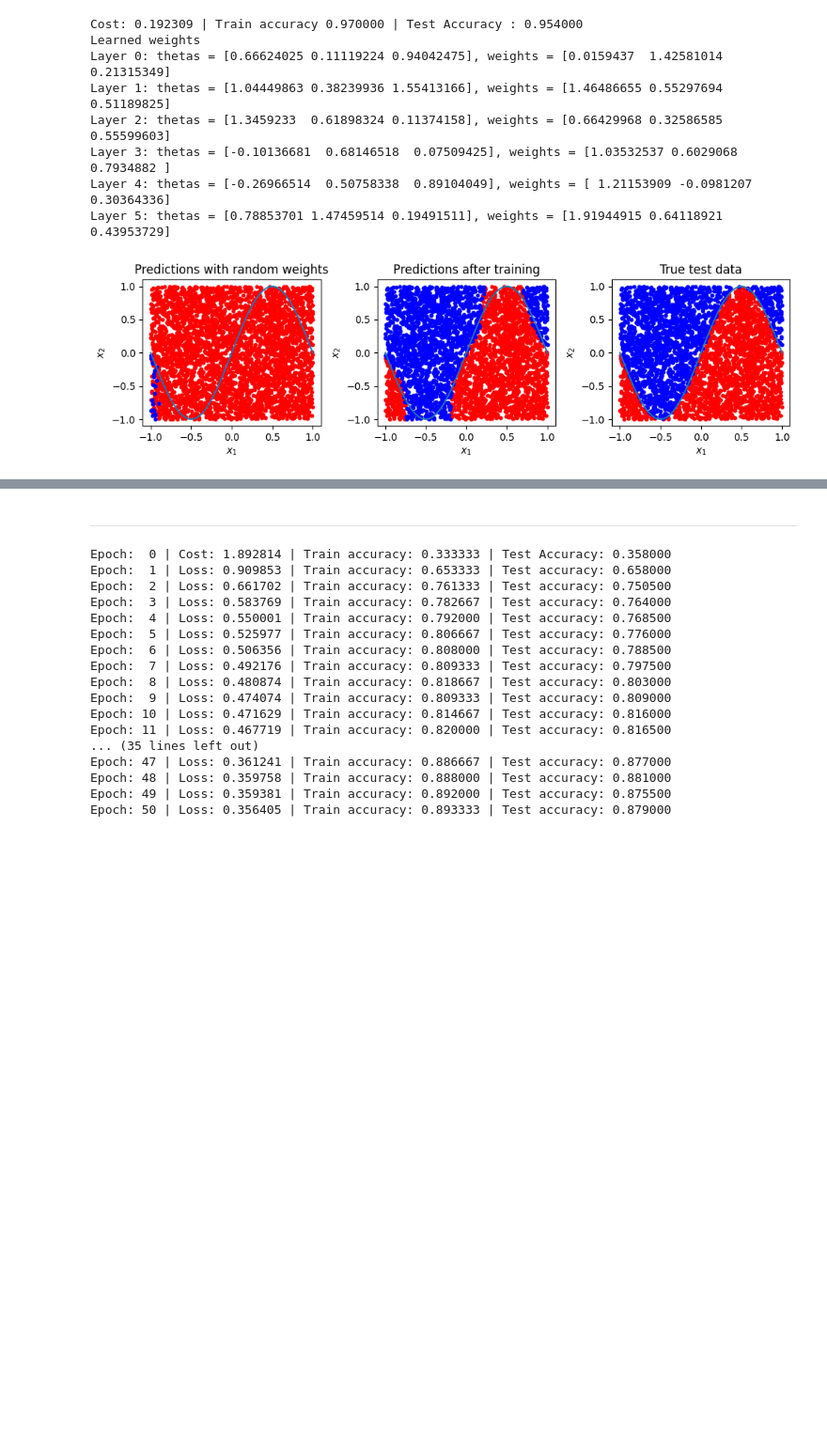
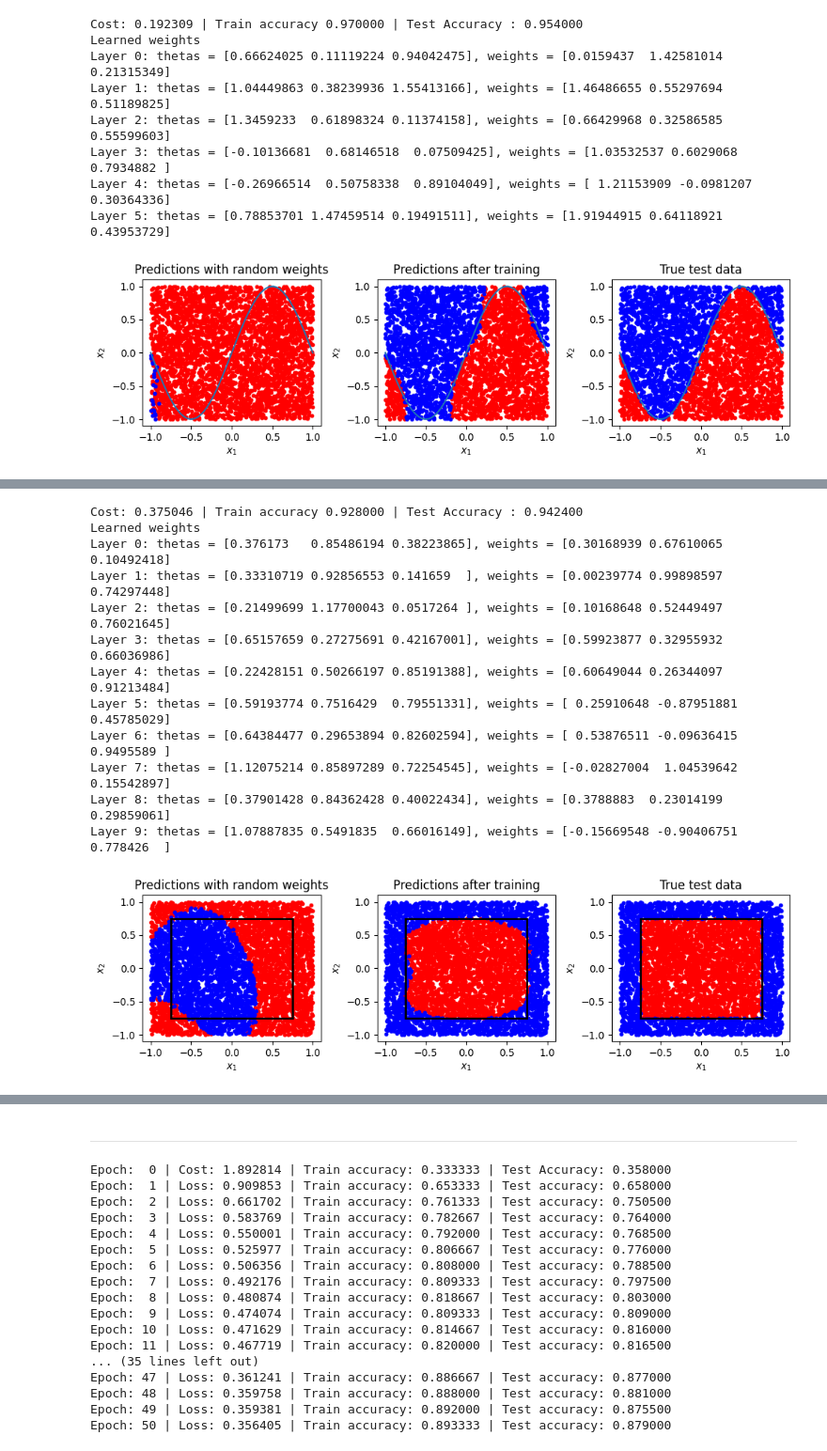
Before and after one commit to HeechanYi/Data-Reuploading, a Jupyter notebook: Code reproducing/2ClassProblemSQ(Stochastic).ipynb, the cells around one changed output, grey strips where cells are left out. Shown at 94% size. Drawn from its saved outputs; the diff is of its cells as text; code cells hidden in the pictures; blank space fills up the shorter version.

```diff
--- a/Code reproducing/2ClassProblemSQ(Stochastic).ipynb
+++ b/Code reproducing/2ClassProblemSQ(Stochastic).ipynb
@@ -621,6 +667,9 @@ num_layers = 6
 epochs = 50
 batch_size = 50
 eta = 0.1
+
+# Using the Optimizer
+opt = GradientDescentOptimizer(eta)
 
 # Initializing random weights the parameters for U(p)
 thetas = np.random.uniform(size=(num_layers, 3), requires_grad=True)
@@ -723,3 +865,38 @@ Layer 5: thetas = [0.78853701 1.47459514 0.19491511], weights = [1.91944915 0.64
+# %%
+print(
+    "Cost: {:3f} | Train accuracy {:3f} | Test Accuracy : {:3f}".format(
+        loss, accuracy_train, accuracy_test
+    )
+)
+
+print("Learned weights")
+for i in range(num_layers):
+    print("Layer {}: thetas = {}, weights = {}".format(i, thetas[i], weights[i]))
+
+fig, axes = plt.subplots(1, 3, figsize=(10, 3))
+plot_data(test_data, initial_predictions, fig, axes[0], problem = "square", condition = condition)
+plot_data(test_data, predicted_test, fig, axes[1], problem = "square", condition = condition)
+plot_data(test_data, y_test, fig, axes[2], problem = "square", condition = condition)
+
+axes[0].set_title("Predictions with random weights")
+axes[1].set_title("Predictions after training")
+axes[2].set_title("True test data")
+plt.tight_layout()
+plt.show()
+# %% [output]
+Cost: 0.375046 | Train accuracy 0.928000 | Test Accuracy : 0.942400
+Learned weights
+Layer 0: thetas = [0.376173   0.85486194 0.38223865], weights = [0.30168939 0.67610065 0.10492418]
+Layer 1: thetas = [0.33310719 0.92856553 0.141659  ], weights = [0.00239774 0.99898597 0.74297448]
+Layer 2: thetas = [0.21499699 1.17700043 0.0517264 ], weights = [0.10168648 0.52449497 0.76021645]
+Layer 3: thetas = [0.65157659 0.27275691 0.42167001], weights = [0.59923877 0.32955932 0.66036986]
+Layer 4: thetas = [0.22428151 0.50266197 0.85191388], weights = [0.60649044 0.26344097 0.91213484]
+Layer 5: thetas = [0.59193774 0.7516429  0.79551331], weights = [ 0.25910648 -0.87951881  0.45785029]
+Layer 6: thetas = [0.64384477 0.29653894 0.82602594], weights = [ 0.53876511 -0.09636415  0.9495589 ]
+Layer 7: thetas = [1.12075214 0.85897289 0.72254545], weights = [-0.02827004  1.04539642  0.15542897]
+Layer 8: thetas = [0.37901428 0.84362428 0.40022434], weights = [0.3788883  0.23014199 0.29859061]
+Layer 9: thetas = [1.07887835 0.5491835  0.66016149], weights = [-0.15669548 -0.90406751  0.778426  ]
+[figure, added]
 # %%
 fig, axes = plt.subplots(2, 1, figsize=(8, 6))
 
```
Also changed, not shown: parts of 8 cells of this notebook.
